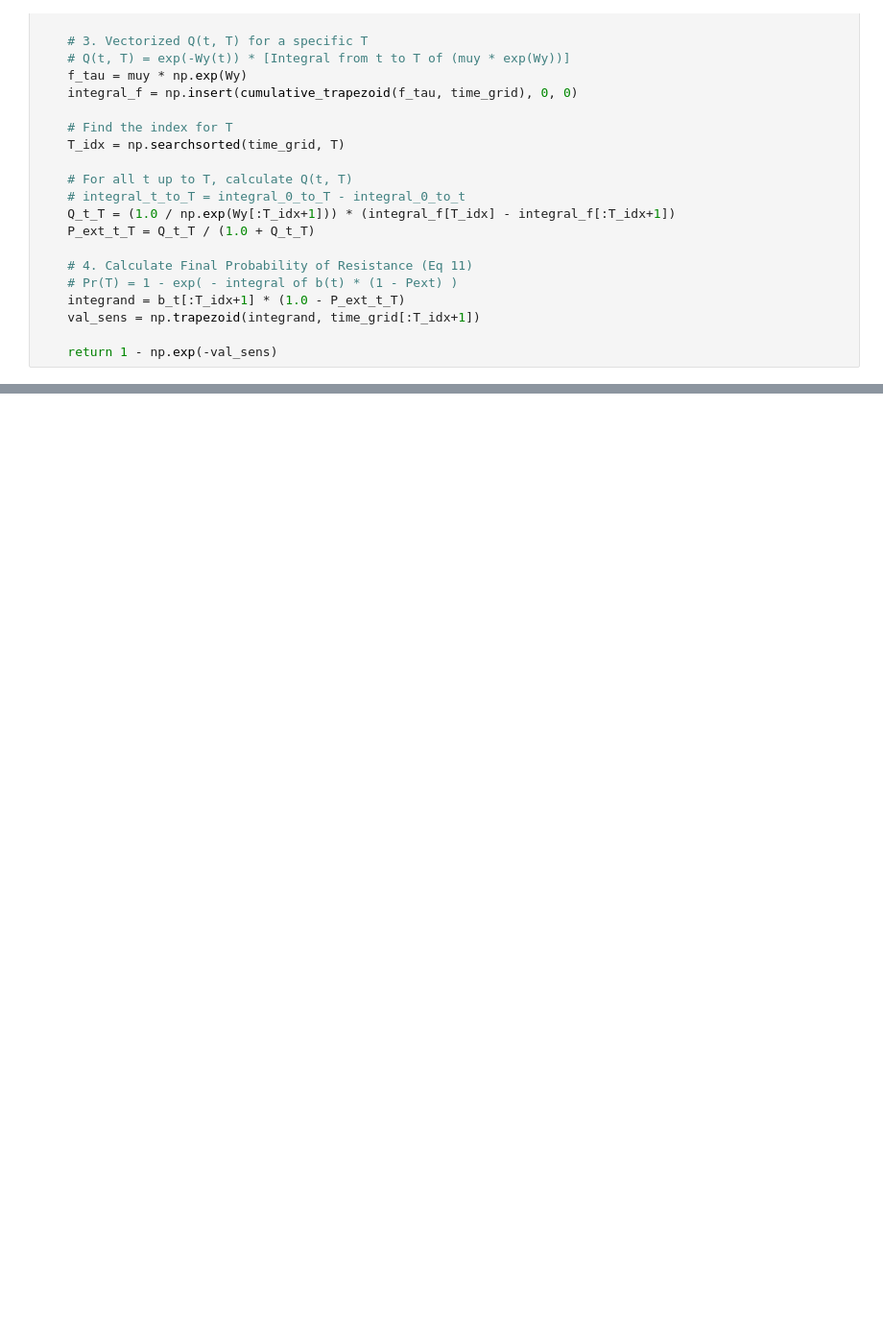
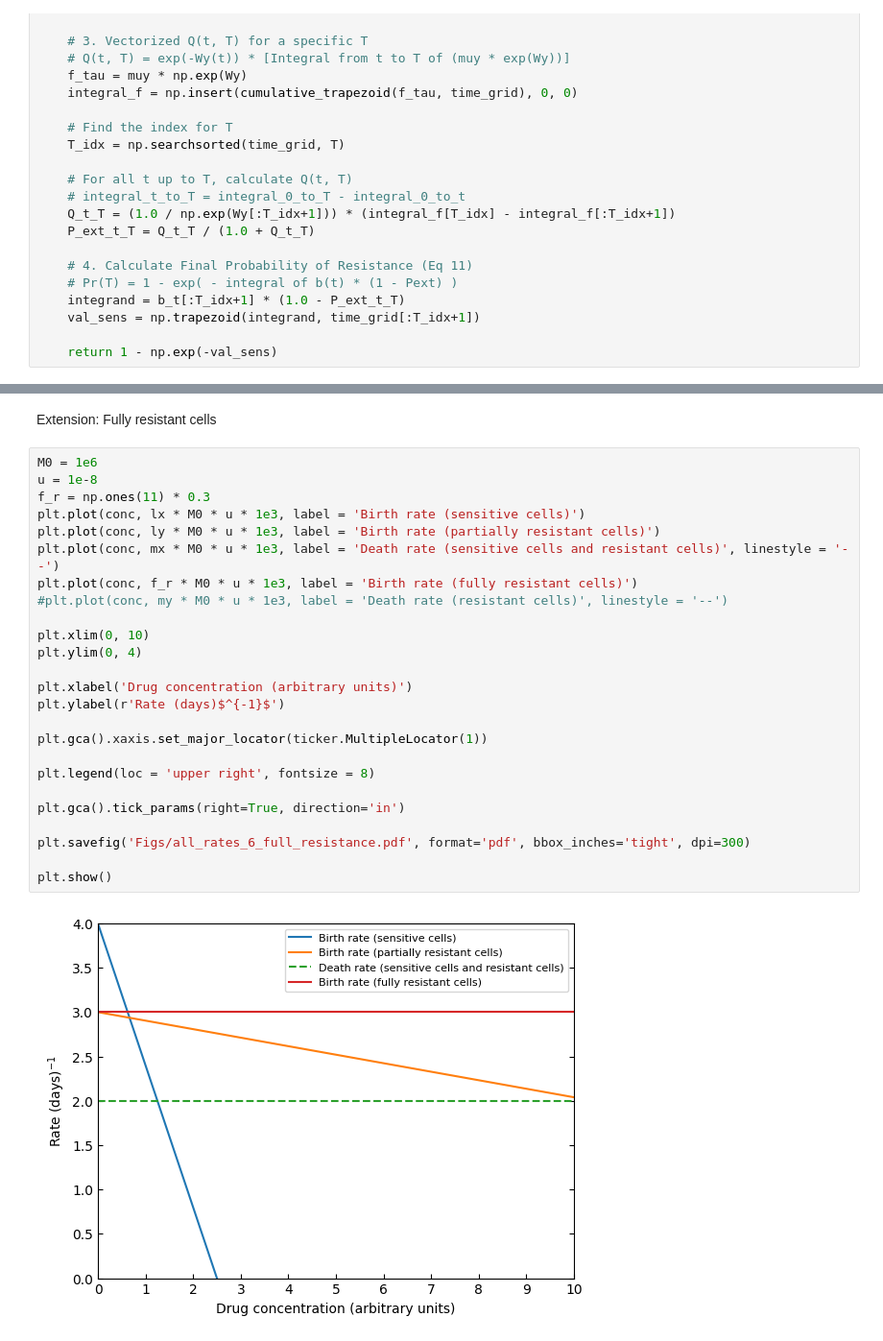
Before and after one commit to colmmcc2000/RSCAM_Group_11, a Jupyter notebook: code_RSCAM.ipynb, the cells around one changed output, grey strips where cells are left out. Shown at 96% size. Saved outputs shown, nothing was run; the diff lists cells and outputs as text; blank space fills up the shorter version.

```diff
--- a/code_RSCAM.ipynb
+++ b/code_RSCAM.ipynb
@@ -1344,0 +1353,29 @@ ValueError: x and y must have same first dimension, but have shapes (11,) and (1
+# %% [markdown]
+Extension: Fully resistant cells
+# %%
+M0 = 1e6
+u = 1e-8
+f_r = np.ones(11) * 0.3
+plt.plot(conc, lx * M0 * u * 1e3, label = 'Birth rate (sensitive cells)')
+plt.plot(conc, ly * M0 * u * 1e3, label = 'Birth rate (partially resistant cells)')
+plt.plot(conc, mx * M0 * u * 1e3, label = 'Death rate (sensitive cells and resistant cells)', linestyle = '--')
+plt.plot(conc, f_r * M0 * u * 1e3, label = 'Birth rate (fully resistant cells)')
+#plt.plot(conc, my * M0 * u * 1e3, label = 'Death rate (resistant cells)', linestyle = '--')
+
+plt.xlim(0, 10)
+plt.ylim(0, 4)
+
+plt.xlabel('Drug concentration (arbitrary units)')
+plt.ylabel(r'Rate (days)$^{-1}$')
+
+plt.gca().xaxis.set_major_locator(ticker.MultipleLocator(1))
+
+plt.legend(loc = 'upper right', fontsize = 8)
+
+plt.gca().tick_params(right=True, direction='in')
+
+plt.savefig('Figs/all_rates_6_full_resistance.pdf', format='pdf', bbox_inches='tight', dpi=300)
+
+plt.show()
+# %% [output]
+[figure, added]
```
Also changed, not shown: parts of 5 cells of this notebook, 5 other files.
